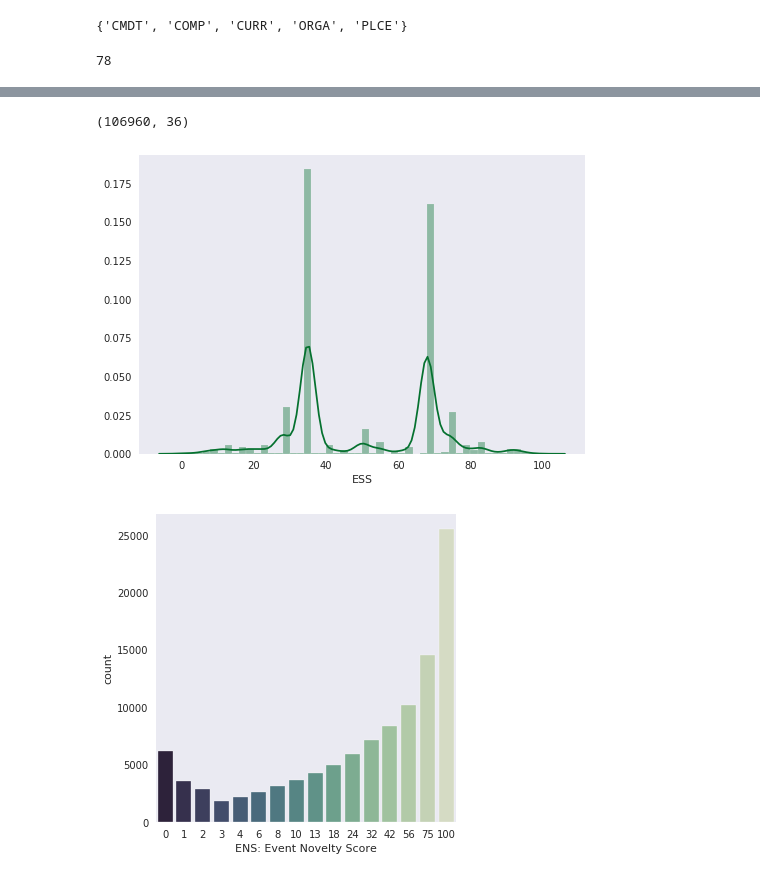
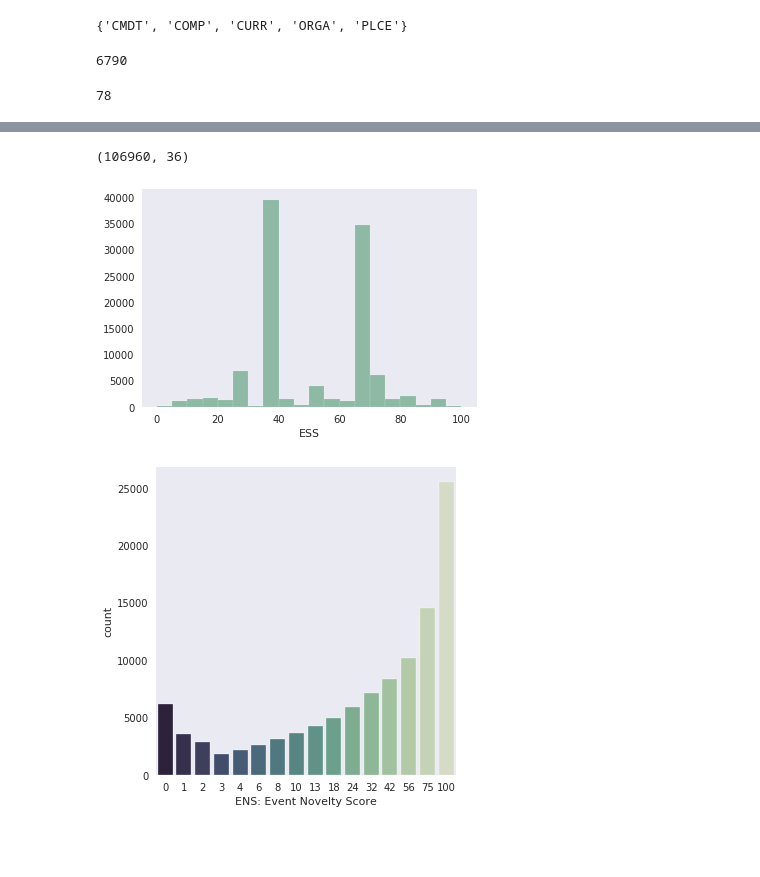
Before and after one commit to TianyuDu/ugthesis, a Jupyter notebook: eda/rpna_crude_oil_eda.ipynb, the cells around one changed output, grey strips where cells are left out. Drawn from its saved outputs; the diff is of its cells as text; code cells hidden in the pictures; blank space fills up the shorter version.

```diff
--- a/eda/rpna_crude_oil_eda.ipynb
+++ b/eda/rpna_crude_oil_eda.ipynb
@@ -47,6 +47,10 @@ Index(['TIMESTAMP_UTC', 'RPNA_DATE_UTC', 'RPNA_TIME_UTC', 'RP_ENTITY_ID',
 set(df.ENTITY_TYPE)
 # %% [output]
 {'CMDT', 'COMP', 'CURR', 'ORGA', 'PLCE'}
+# %%
+len(set((df.ENTITY_NAME)))
+# %% [output]
+6790
 # %%
 len(set((df[df.ENTITY_TYPE == "CMDT"].ENTITY_NAME)))
 # %% [output]
@@ -72,11 +76,11 @@ set(df[df.ENTITY_TYPE == "CMDT"].ENTITY_NAME)
  'Wool',
  'Zinc'}
 # %%
-sns.distplot(df[df.ENTITY_NAME == "Crude Oil"].ESS)
+sns.distplot(df[df.ENTITY_NAME == "Crude Oil"].ESS, bins=20, kde=False)
 df[df.ENTITY_NAME == "Crude Oil"].shape
 # %% [output]
 (106960, 36)
-[figure, old version]
+[figure, new version]
 # %%
 df_oil = df[df.ENTITY_NAME == "Crude Oil"]
 # %%
```
